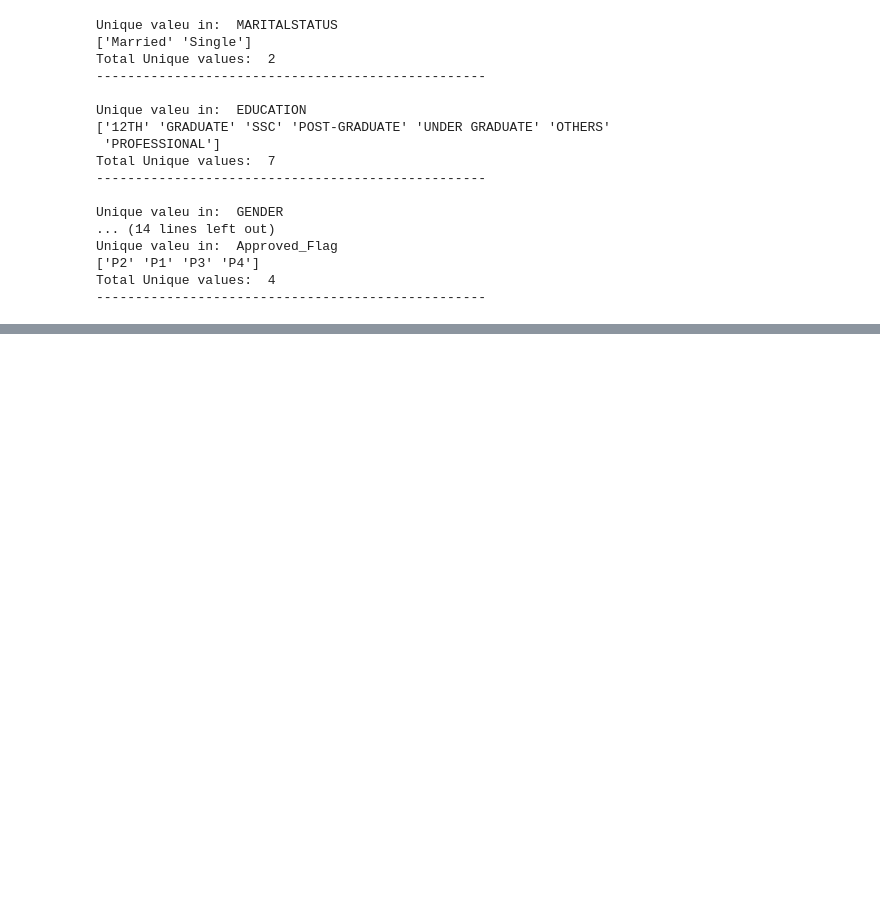
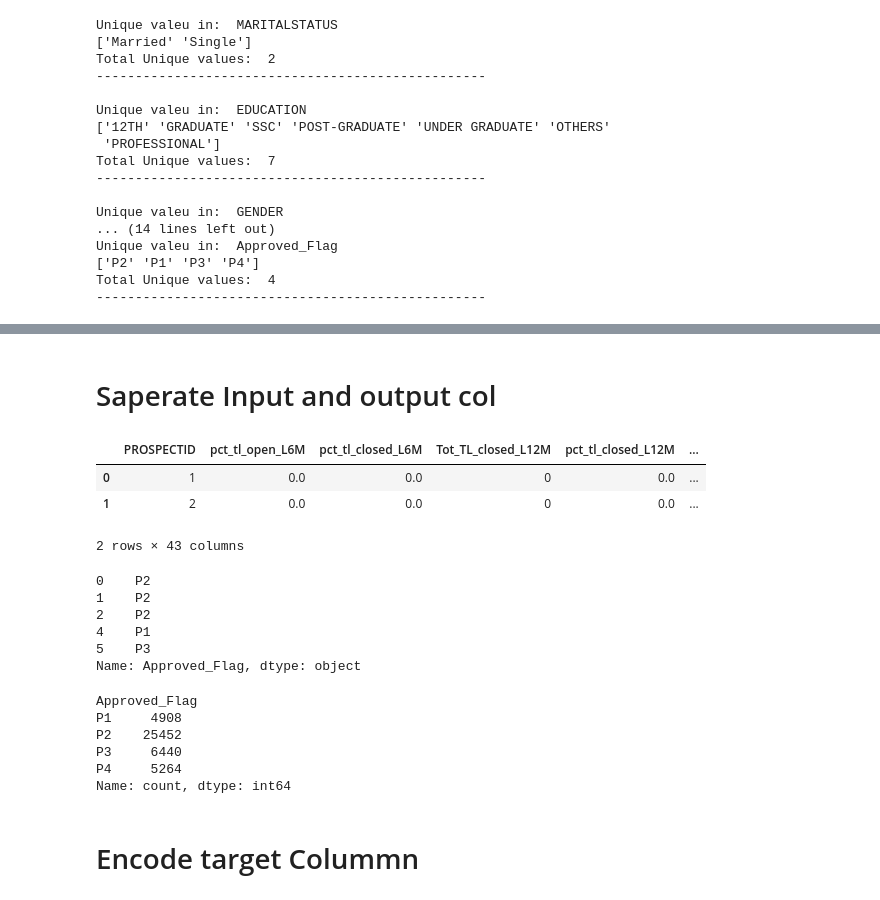
Before and after one commit to Sami606713/CreditRisk, a Jupyter notebook: Credit-Risk-Management.ipynb, the cells around one changed output, grey strips where cells are left out. Saved outputs shown, nothing was run; the diff lists cells and outputs as text; code cells hidden in the pictures; blank space fills up the shorter version.

```diff
--- a/Credit-Risk-Management.ipynb
+++ b/Credit-Risk-Management.ipynb
@@ -595,0 +653,32 @@ drop_col
+# %% [markdown]
+# Saperate Input and output col
+# %%
+feature=final_df.drop(columns=['Approved_Flag'])
+label=final_df['Approved_Flag']
+# %%
+feature.head(2)
+# %% [output]
+|  | PROSPECTID | pct_tl_open_L6M | pct_tl_closed_L6M | Tot_TL_closed_L12M | pct_tl_closed_L12M | ... |
+| 0 | 1 | 0.0 | 0.0 | 0 | 0.0 | ... |
+| 1 | 2 | 0.0 | 0.0 | 0 | 0.0 | ... |
+2 rows × 43 columns
+# %%
+label.head()
+# %% [output]
+0    P2
+1    P2
+2    P2
+4    P1
+5    P3
+Name: Approved_Flag, dtype: object
+# %%
+label.value_counts().sort_index()
+# %% [output]
+Approved_Flag
+P1     4908
+P2    25452
+P3     6440
+P4     5264
+Name: count, dtype: int64
+# %% [markdown]
+# Encode target Colummn
```
Also changed, not shown: parts of 94 cells of this notebook, 1 other file.
